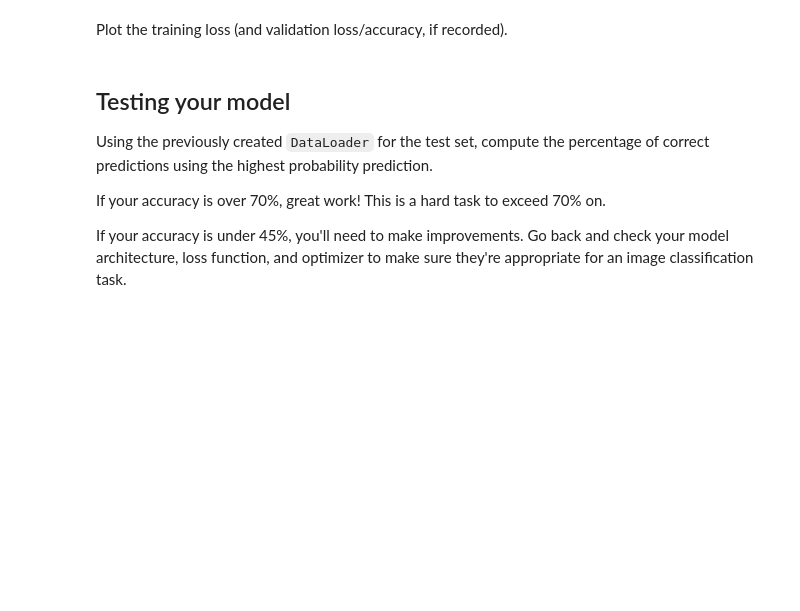
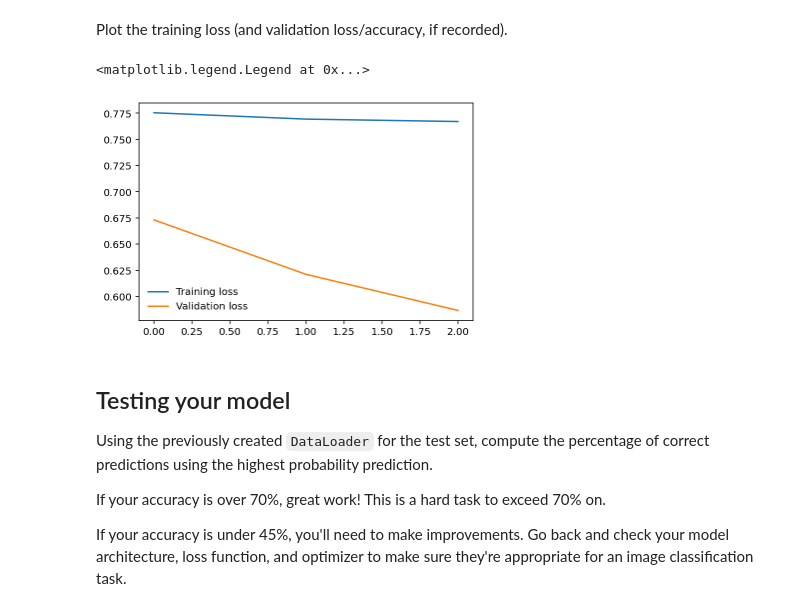
Before and after one commit to fschirrm/explore_cifar, a Jupyter notebook: CIFAR-10_Image_Classifier-STARTER.ipynb, the cells around one changed output. Saved outputs shown, nothing was run; the diff lists cells and outputs as text; code cells hidden in the pictures; blank space fills up the shorter version.

```diff
--- a/CIFAR-10_Image_Classifier-STARTER.ipynb
+++ b/CIFAR-10_Image_Classifier-STARTER.ipynb
@@ -107,3 +179,14 @@ If you use a less common loss function, please note why you chose that loss func
+# %%
+if transfer_learning:
+    model = model_transfer
+    criterion = nn.NLLLoss()
+    optimizer = optim.Adam(model.classifier.parameters(), lr=0.003)
+    epochs = 3
+else:
+    model = Classifier()
+    criterion = nn.NLLLoss()
+    optimizer = optim.Adam(model.parameters(), lr=0.003)
+    epochs = 25
 # %% [markdown]
 ## Running your Neural Network
 Use whatever method you like to train your neural network, and ensure you record the average loss at each epoch.
@@ -114,0 +196,13 @@ If you want to print your loss during each epoch, you can use the `enumerate` fu
+# %%
+# Set Model (Transferlearning or complete own model)
+
+if transfer_learning:
+    model = model_transfer
+    criterion = nn.NLLLoss()
+    optimizer = optim.Adam(model.classifier.parameters(), lr=0.003)
+    epochs = 3
+else:
+    model = Classifier()
+    criterion = nn.NLLLoss()
+    optimizer = optim.Adam(model.parameters(), lr=0.003)
+    epochs = 25
@@ -119,3 +273,16 @@ Plot the training loss (and validation loss/accuracy, if recorded).
+# %%
+## YOUR CODE HERE ##
+import matplotlib.pyplot as plt
+
+%matplotlib inline
+%config InlineBackend.figure_format = 'retina'
+
+plt.plot(train_loss_list, label='Training loss')
+plt.plot(test_loss_list, label='Validation loss')
+plt.legend(frameon=False)
+# %% [output]
+<matplotlib.legend.Legend at 0x...>
+[figure, added]
 # %% [markdown]
 ## Testing your model
 Using the previously created `DataLoader` for the test set, compute the percentage of correct predictions using the highest probability prediction.
```
Also changed, not shown: parts of 17 cells of this notebook, 2 other files.
